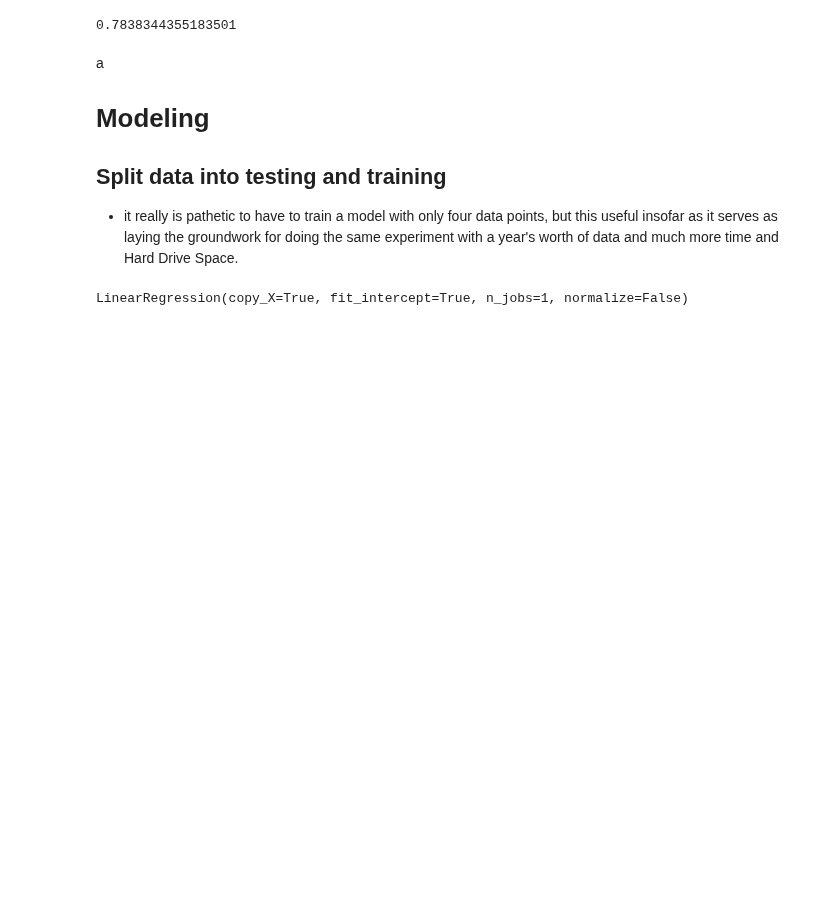
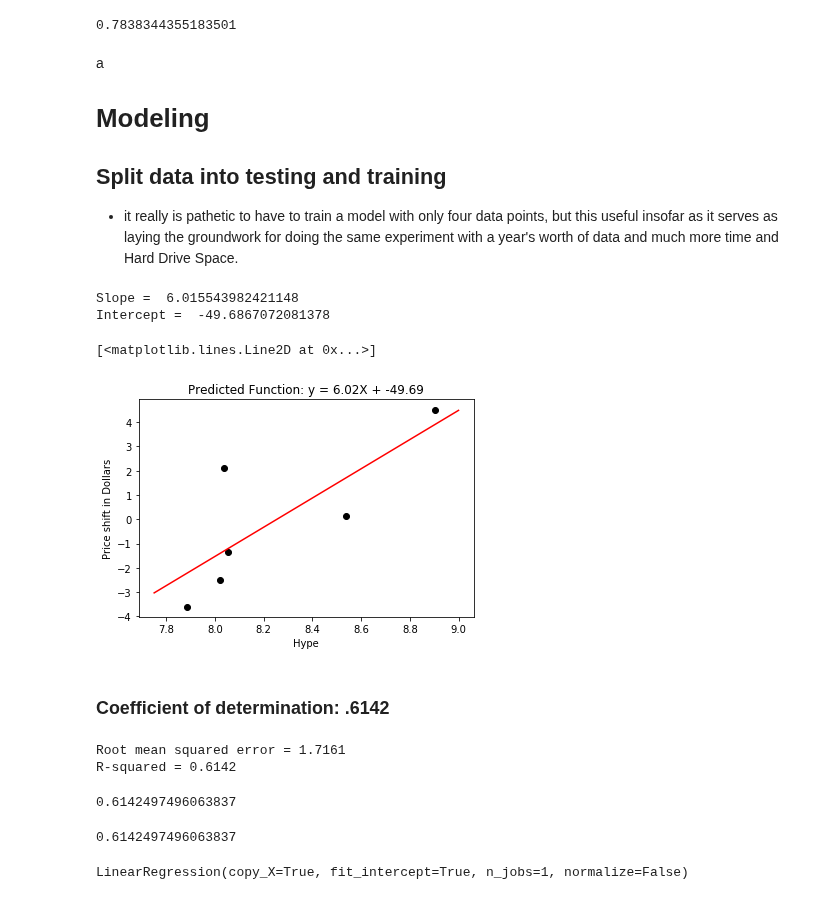
Before and after one commit to aecolumna/cse482_project, a Jupyter notebook: Project 482 Andres Columna.ipynb, the cells around one changed output. Cells and saved outputs as stored; diff of their text form; code cells hidden in the pictures; blank space fills up the shorter version.

```diff
--- a/Project 482 Andres Columna.ipynb
+++ b/Project 482 Andres Columna.ipynb
@@ -585,2 +581,54 @@ import numpy
 X = numpy.array([[i] for i in X])
 y = numpy.array([[i] for i in y])
+# %%
+import numpy
+
+X = price_hype_df['hype created']
+y = price_hype_df['price change']
+
+X = numpy.array([[i] for i in X])
+y = numpy.array([[i] for i in y])
+
+X_train = X
+y_train = y
+
+
+from sklearn import linear_model
+from sklearn.metrics import mean_squared_error, r2_score
+
+# Create linear regression object
+regr = linear_model.LinearRegression()
+
+# Fit regression model to the training set
+regr.fit(X_train, y_train)
+
+# Display model parameters
+print('Slope = ', regr.coef_[0][0])
+print('Intercept = ', regr.intercept_[0])### Step 4: Postprocessing
+
+# Plot outputs
+plt.scatter(X_train, y_train,  color='black')
+#plt.plot(X_train, y_train, color='red', linewidth=3)
+titlestr = 'Predicted Function: y = %.2fX + %.2f' % (regr.coef_[0], regr.intercept_)
+plt.title(titlestr)
+plt.xlabel('Hype')
+plt.ylabel('Price shift in Dollars')
+
+import numpy as np
+x = np.linspace(7.75,9,100)
+y = 6.02*x - 49.69
+plt.plot(x, y, '-r')
+# %% [output]
+Slope =  6.015543982421148
+Intercept =  -49.6867072081378
+[<matplotlib.lines.Line2D at 0x...>]
+[figure, added]
+# %% [markdown]
+### Coefficient of determination: .6142
+# %%
+# Model evaluation`a
+print("Root mean squared error = %.4f" % np.sqrt(mean_squared_error(y_train, predicted_y)))
+print('R-squared = %.4f' % r2_score(y_train, predicted_y))
+# %% [output]
+Root mean squared error = 1.7161
+R-squared = 0.6142
@@ -587,3 +638,16 @@ y = numpy.array([[i] for i in y])
+# %%
+from sklearn.metrics import r2_score
+
+predicted_y = [f(x) for x in X]
+
+coefficient_of_dermination = r2_score(y_train, predicted_y)
+coefficient_of_dermination
+# %% [output]
+0.6142497496063837
+# %%
+coefficient_of_dermination
+# %% [output]
+0.6142497496063837
 # %%
 numTrain = 4
 # number of training instances
```
Also changed, not shown: parts of 6 cells of this notebook.
